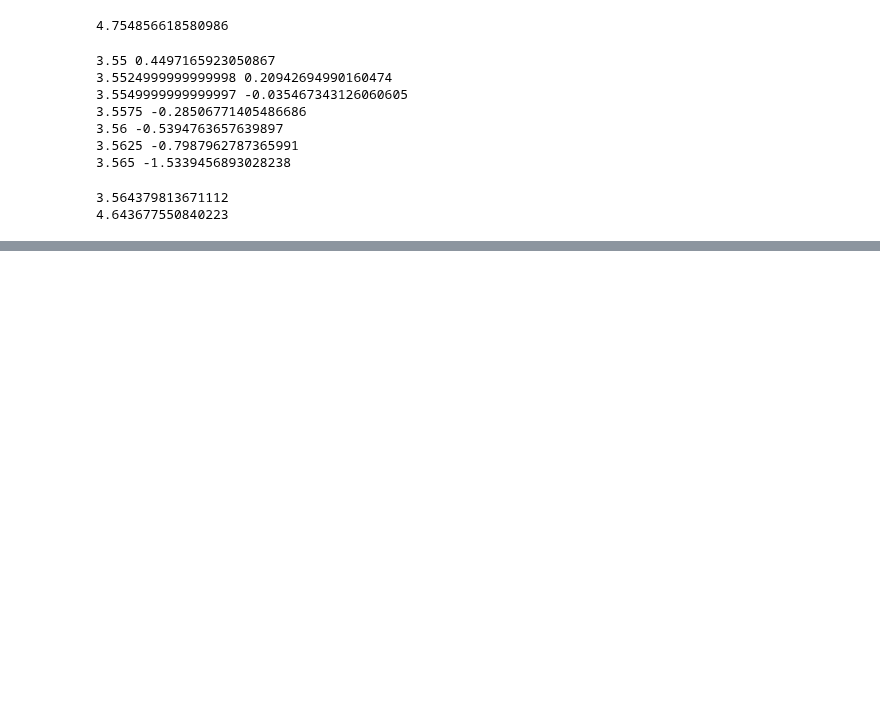
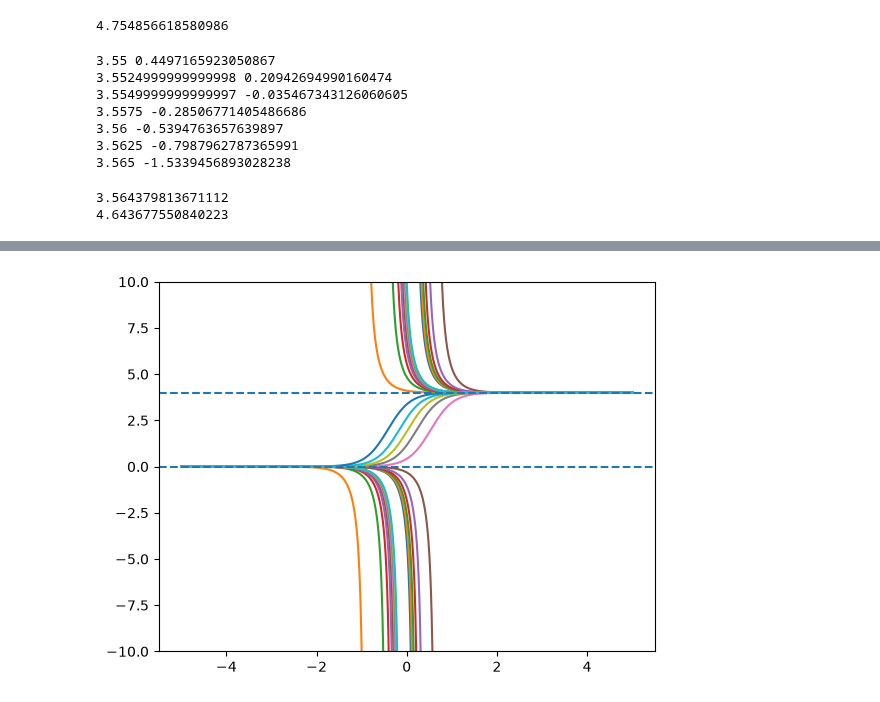
Before and after one commit to Atatahuri/Consciousness-Project, a Jupyter notebook: week02/Period_Doubling.ipynb, the cells around one changed output, grey strips where cells are left out. Saved outputs shown, nothing was run; the diff lists cells and outputs as text; code cells hidden in the pictures; blank space fills up the shorter version.

```diff
--- a/week02/Period_Doubling.ipynb
+++ b/week02/Period_Doubling.ipynb
@@ -335,0 +358,14 @@ print((r3 - r2)/(r4-r3))
+# %%
+for x0 in initial:
+    y = logistic_solution(x0, taxis, 4)
+
+    y[np.abs(y) > 20] = np.nan
+
+    plt.plot(taxis, y)
+
+plt.axhline(0, linestyle="--")
+plt.axhline(4, linestyle="--")
+plt.ylim(-10, 10)
+plt.show()
+# %% [output]
+[figure, added]
```
Also changed, not shown: parts of 1 cell of this notebook, 1 other file.
